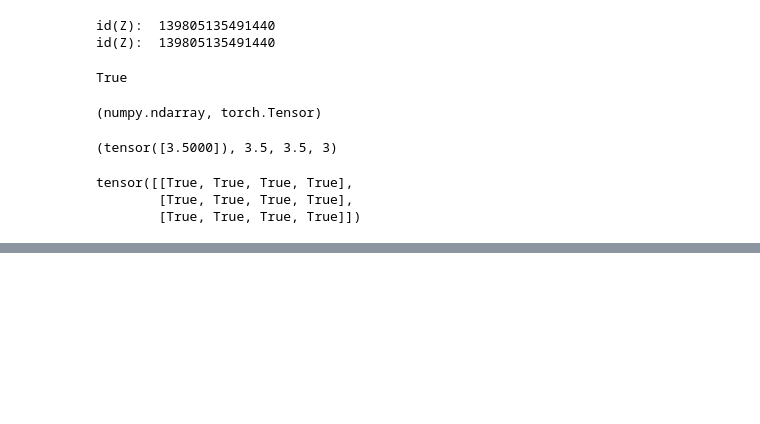
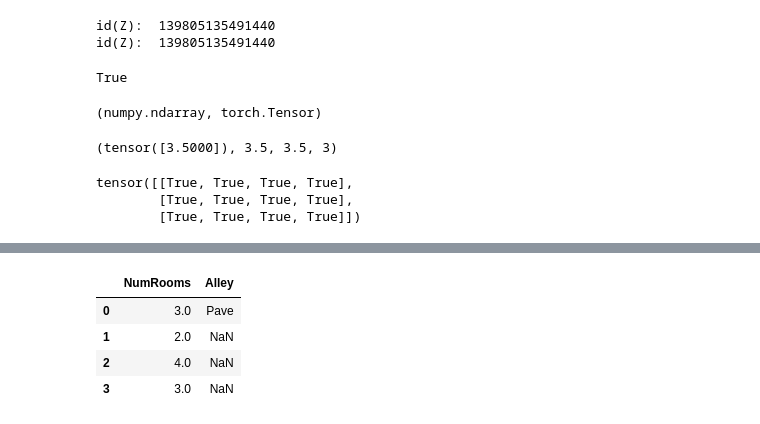
Before and after one commit to xil-max/2022, a Jupyter notebook: Deep Learning/Jupyter Notebooks/Pytorch_1.ipynb, the cells around one changed output, grey strips where cells are left out. Saved outputs shown, nothing was run; the diff lists cells and outputs as text; code cells hidden in the pictures; blank space fills up the shorter version.

```diff
--- a/Deep Learning/Jupyter Notebooks/Pytorch_1.ipynb
+++ b/Deep Learning/Jupyter Notebooks/Pytorch_1.ipynb
@@ -160,0 +187,12 @@ tensor([[True, True, True, True],
+# %%
+# inputs: the first two columns of data
+# outputs: the last columns of data
+inputs, outputs = data.iloc[:, 0:2], data.iloc[:, 2]
+inputs = inputs.fillna(inputs.mean())
+inputs
+# %% [output]
+|  | NumRooms | Alley |
+| 0 | 3.0 | Pave |
+| 1 | 2.0 | NaN |
+| 2 | 4.0 | NaN |
+| 3 | 3.0 | NaN |
```
Also changed, not shown: parts of 55 cells of this notebook.
